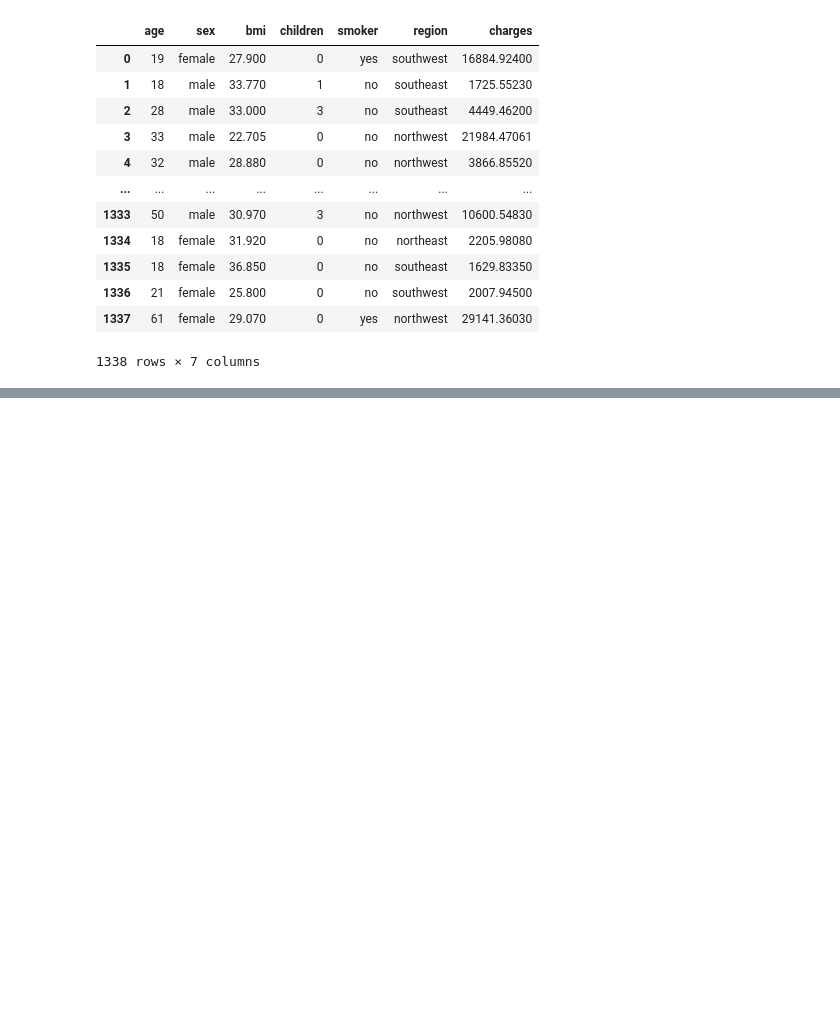
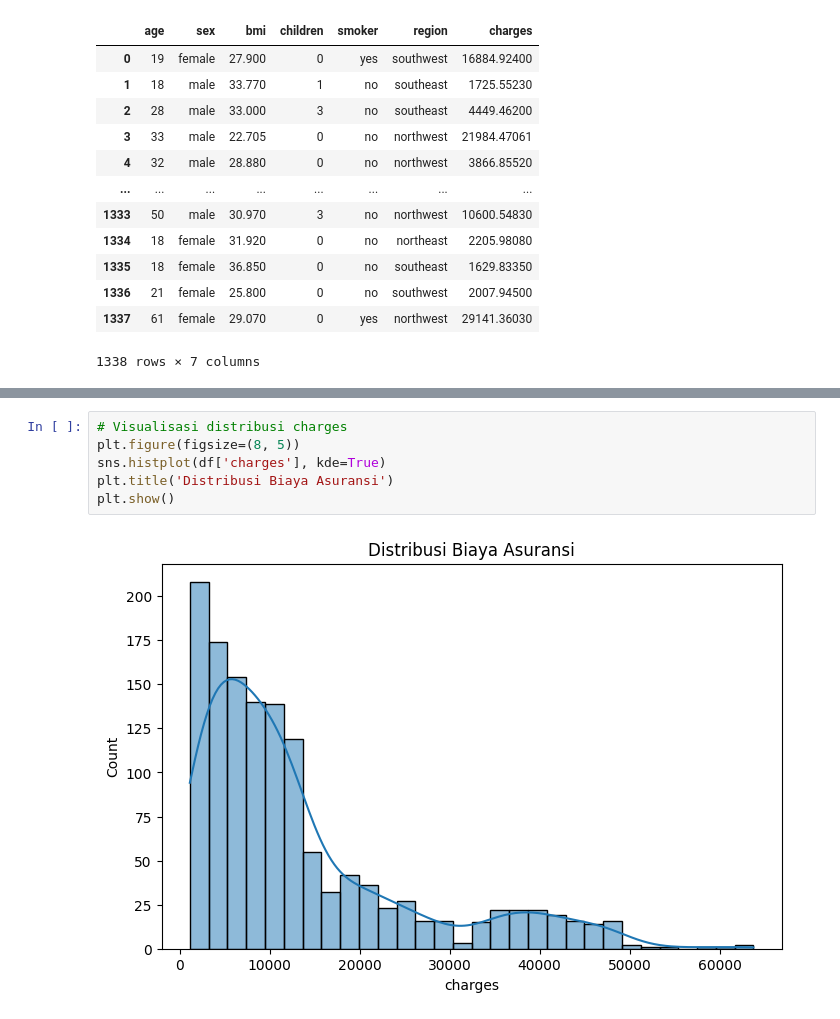
Before and after one commit to notnsas/data-science-application-college-task, a Jupyter notebook: ADS_P8.ipynb, the cells around one changed output, grey strips where cells are left out. Cells and saved outputs as stored; diff of their text form; blank space fills up the shorter version.

```diff
--- a/ADS_P8.ipynb
+++ b/ADS_P8.ipynb
@@ -28,0 +49,8 @@ df
+# %%
+# Visualisasi distribusi charges
+plt.figure(figsize=(8, 5))
+sns.histplot(df['charges'], kde=True)
+plt.title('Distribusi Biaya Asuransi')
+plt.show()
+# %% [output]
+[figure, added]
```
Also changed, not shown: parts of 7 cells of this notebook.
